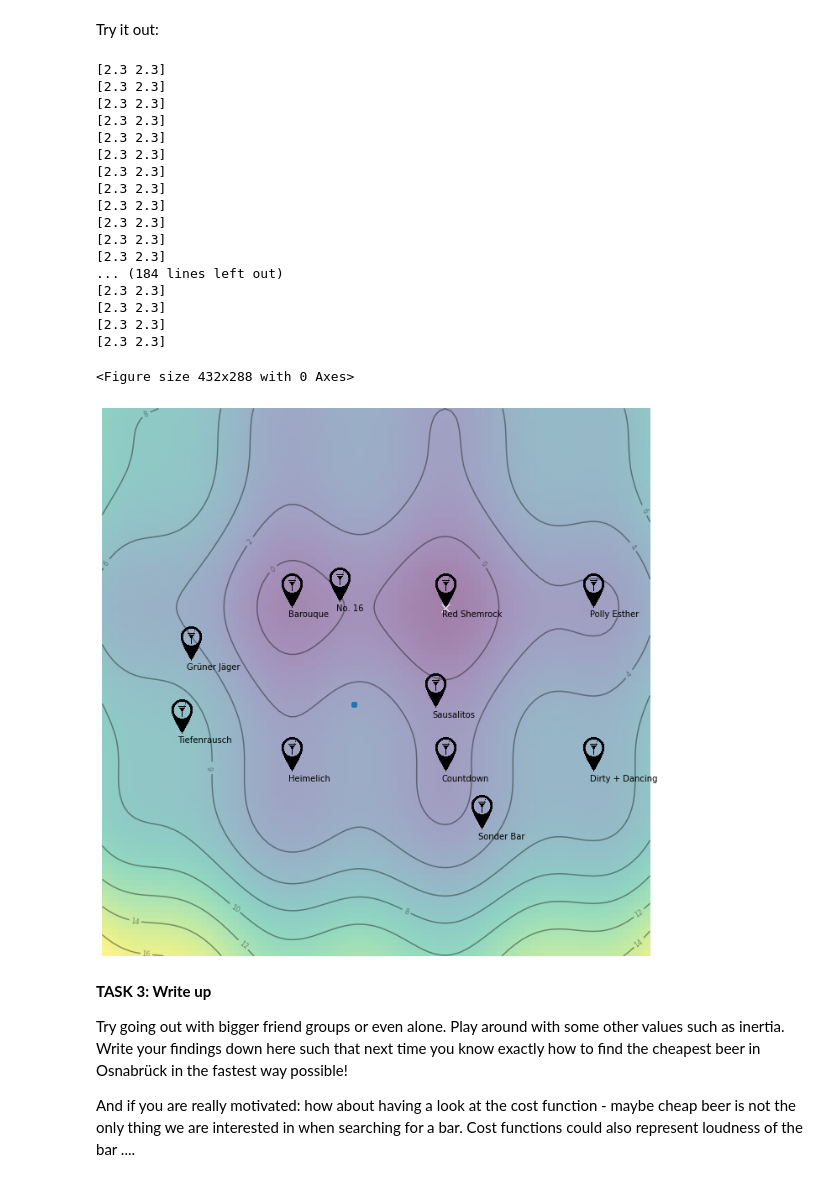
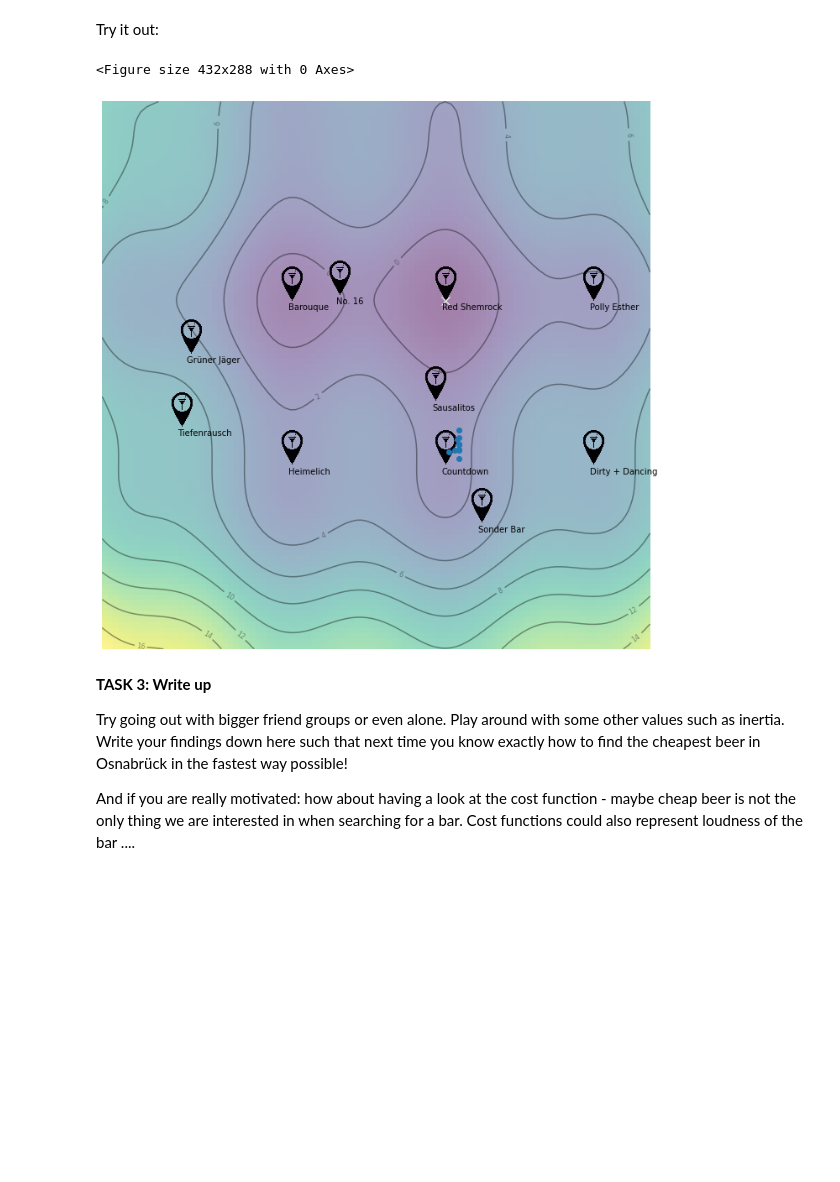
Before and after one commit to Genetic-algorithm-UOS/Coding-Assignment, a Jupyter notebook: Tasks/PSO/ParticleSwarmOptimization_Task.ipynb, the cells around one changed output. Cells and saved outputs as stored; diff of their text form; code cells hidden in the pictures; blank space fills up the shorter version.

```diff
--- a/Tasks/PSO/ParticleSwarmOptimization_Task.ipynb
+++ b/Tasks/PSO/ParticleSwarmOptimization_Task.ipynb
@@ -177,9 +175,9 @@ class Particle:
         """
         #---START CODE HERE---
 
-        self.err = cost_func(self.pos[0], self.pos[1])
+        self.err = cost_func(self.pos[1], self.pos[0])
 
-        if self.err < self.best_err:
+        if self.err < self.best_err or self.best_err == -1:
             self.best_pos = self.pos
             self.best_err = self.err
 
@@ -194,20 +192,15 @@ class Particle:
         if self.best_pos is None:
             self.best_pos = self.pos
 
-        print(self.best_pos)
+        for i in range(len(self.v)):
 
-        inertia = 0.7
-        alpha = 0.1
-        beta = 0.1
-        epsilon_1 = np.random.uniform(0, 1)
-        epsilon_2 = np.random.uniform(0, 1)
+            inertia = 0.7
+            alpha = 1
+            beta = 1
+            epsilon_1 = np.random.uniform(0, 1)
+            epsilon_2 = np.random.uniform(0, 1)
 
-        for i in range(0, len(best_pos_swarm)):
-            if best_pos_swarm[i] is None:
-                best_pos_swarm[i] = self.best_pos
-
-            self.v = inertia * self.v + alpha * epsilon_1 * (self.best_pos - self.pos) + beta * epsilon_2 * (best_pos_swarm[i] - self.pos)
-
+            self.v[i] = inertia * self.v[i] + (alpha * epsilon_1 * (self.best_pos[i] - self.pos[i])) + (beta * epsilon_2 * (best_pos_swarm[0][i] - self.pos[i]))
 
 
     def update_position(self, bounds: List[int]):
@@ -281,38 +274,15 @@ class PSO():
 # %%
 num_of_people = 10 # change that value and see what happens
 
-pso = PSO(
-    cost_func,
-    np.asarray([2.3, 2.3]),
-    [[0, 5], [0, 5]],
-    num_of_people,
-    vis_func
-)
+pso = PSO(cost_func, np.array([2.3, 2.3]), [[0, 5], [0, 5]], num_of_people, vis_func)
 # %% [markdown]
 Try it out:
 # %%
-num_iterations = 20 # change that value and see what happens
+num_iterations = 1000 # change that value and see what happens
 pso(num_iterations)
 # %% [output]
-[2.3 2.3]
-[2.3 2.3]
-[2.3 2.3]
-[2.3 2.3]
-[2.3 2.3]
-[2.3 2.3]
-[2.3 2.3]
-[2.3 2.3]
-[2.3 2.3]
-[2.3 2.3]
-[2.3 2.3]
-[2.3 2.3]
-... (184 lines left out)
-[2.3 2.3]
-[2.3 2.3]
-[2.3 2.3]
-[2.3 2.3]
+<Figure size 432x288 with 0 Axes>
-<Figure size 432x288 with 0 Axes>
-[figure, old version]
+[figure, new version]
 # %% [markdown]
 **TASK 3: Write up**
 
```
Also changed, not shown: parts of 1 cell of this notebook, 1 other file.
